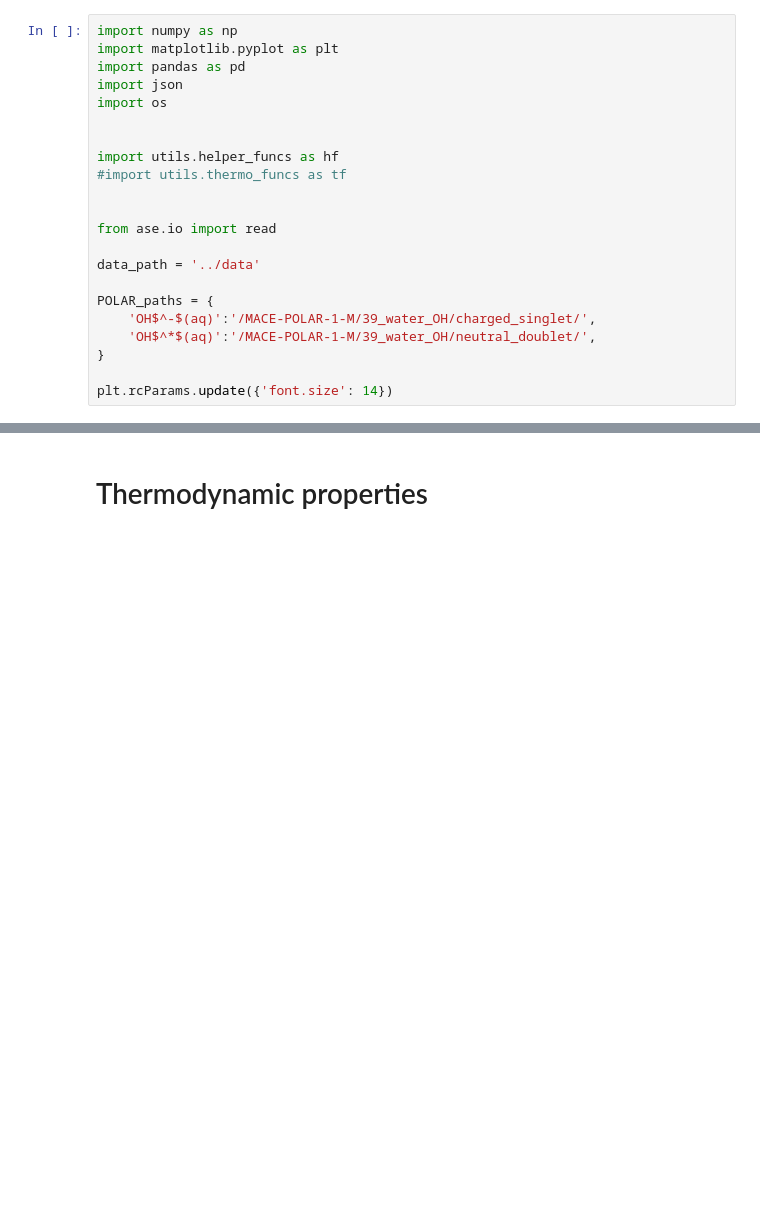
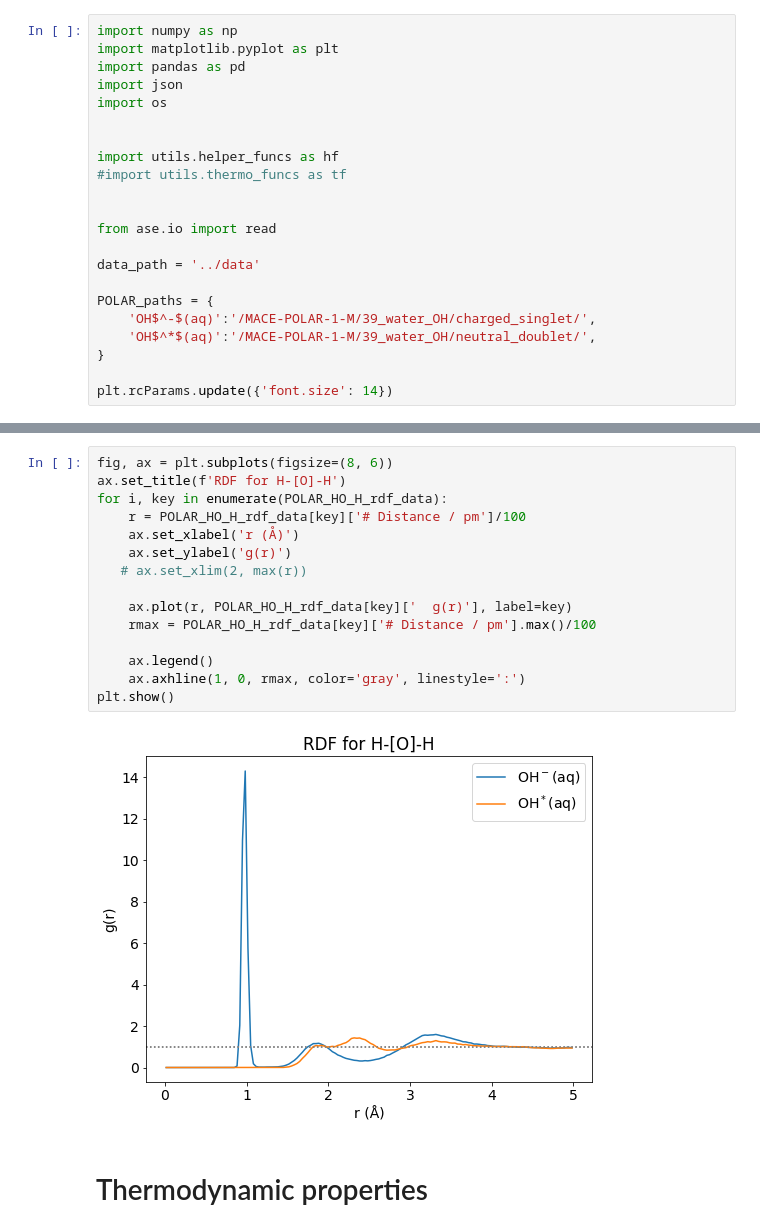
Before and after one commit to viktorsvahn/water, a Jupyter notebook: hydroxyl.ipynb, the cells around one changed output, grey strips where cells are left out. Cells and saved outputs as stored; diff of their text form; blank space fills up the shorter version.

```diff
--- a/hydroxyl.ipynb
+++ b/hydroxyl.ipynb
@@ -30,3 +37,20 @@ plt.rcParams.update({'font.size': 14})
+# %%
+fig, ax = plt.subplots(figsize=(8, 6))
+ax.set_title(f'RDF for H-[O]-H')
+for i, key in enumerate(POLAR_HO_H_rdf_data):
+    r = POLAR_HO_H_rdf_data[key]['# Distance / pm']/100
+    ax.set_xlabel('r (Å)')
+    ax.set_ylabel('g(r)')
+   # ax.set_xlim(2, max(r))
+
+    ax.plot(r, POLAR_HO_H_rdf_data[key]['  g(r)'], label=key)
+    rmax = POLAR_HO_H_rdf_data[key]['# Distance / pm'].max()/100
+
+    ax.legend()
+    ax.axhline(1, 0, rmax, color='gray', linestyle=':')
+plt.show()
+# %% [output]
+[figure, added]
 # %% [markdown]
 # Thermodynamic properties
 # %% [markdown]
```
Also changed, not shown: parts of 8 cells of this notebook.
